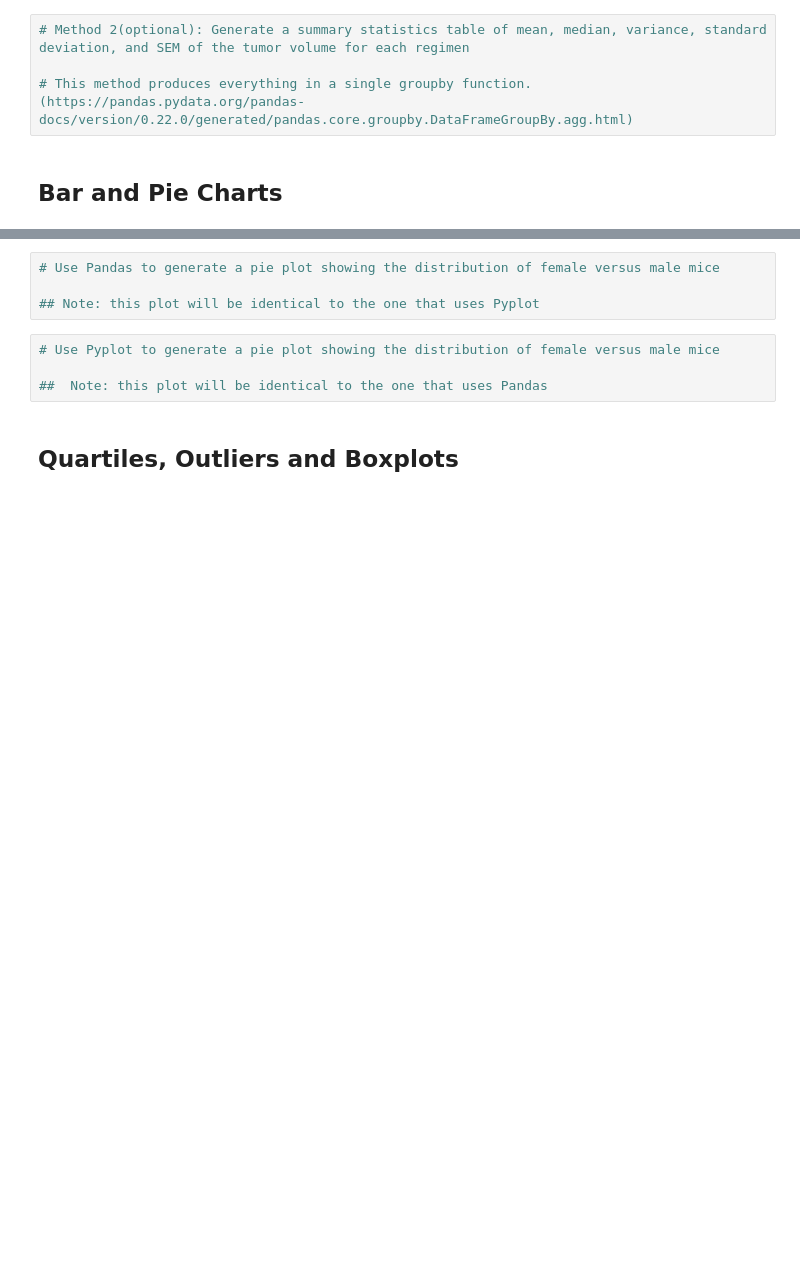
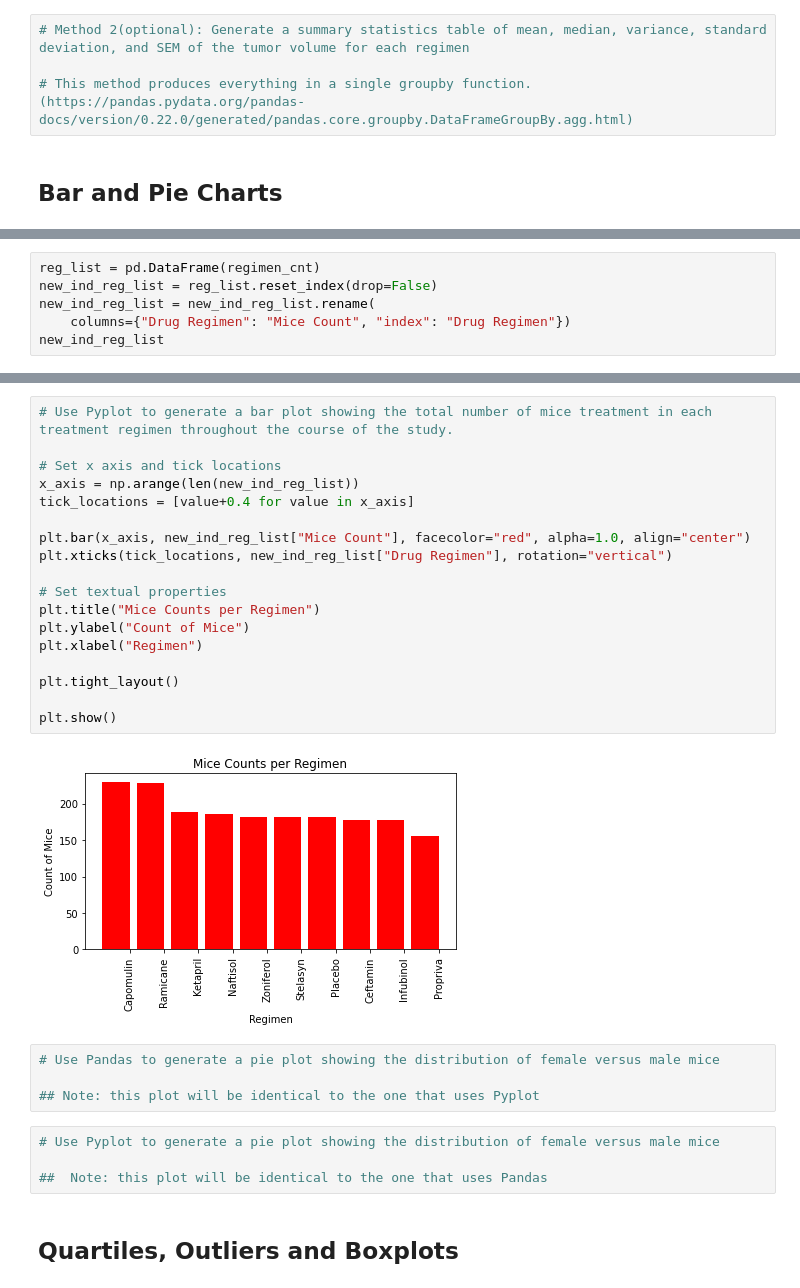
Before and after one commit to jeodaysju/plot-challenge, a Jupyter notebook: pymaceuticals_starter.ipynb, the cells around one changed output, grey strips where cells are left out. Cells and saved outputs as stored; diff of their text form; blank space fills up the shorter version.

```diff
--- a/pymaceuticals_starter.ipynb
+++ b/pymaceuticals_starter.ipynb
@@ -128,0 +166,6 @@ count1
+# %%
+reg_list = pd.DataFrame(regimen_cnt)
+new_ind_reg_list = reg_list.reset_index(drop=False)
+new_ind_reg_list = new_ind_reg_list.rename(
+    columns={"Drug Regimen": "Mice Count", "index": "Drug Regimen"})
+new_ind_reg_list
@@ -129,3 +184,23 @@ count1
+# %%
+# Use Pyplot to generate a bar plot showing the total number of mice treatment in each treatment regimen throughout the course of the study.
+
+# Set x axis and tick locations
+x_axis = np.arange(len(new_ind_reg_list))
+tick_locations = [value+0.4 for value in x_axis]
+
+plt.bar(x_axis, new_ind_reg_list["Mice Count"], facecolor="red", alpha=1.0, align="center")
+plt.xticks(tick_locations, new_ind_reg_list["Drug Regimen"], rotation="vertical")
+
+# Set textual properties
+plt.title("Mice Counts per Regimen")
+plt.ylabel("Count of Mice")
+plt.xlabel("Regimen")
+
+plt.tight_layout()
+
+plt.show()
+# %% [output]
+[figure, added]
 # %%
 # Use Pandas to generate a pie plot showing the distribution of female versus male mice
 
```
Also changed, not shown: parts of 8 cells of this notebook.
